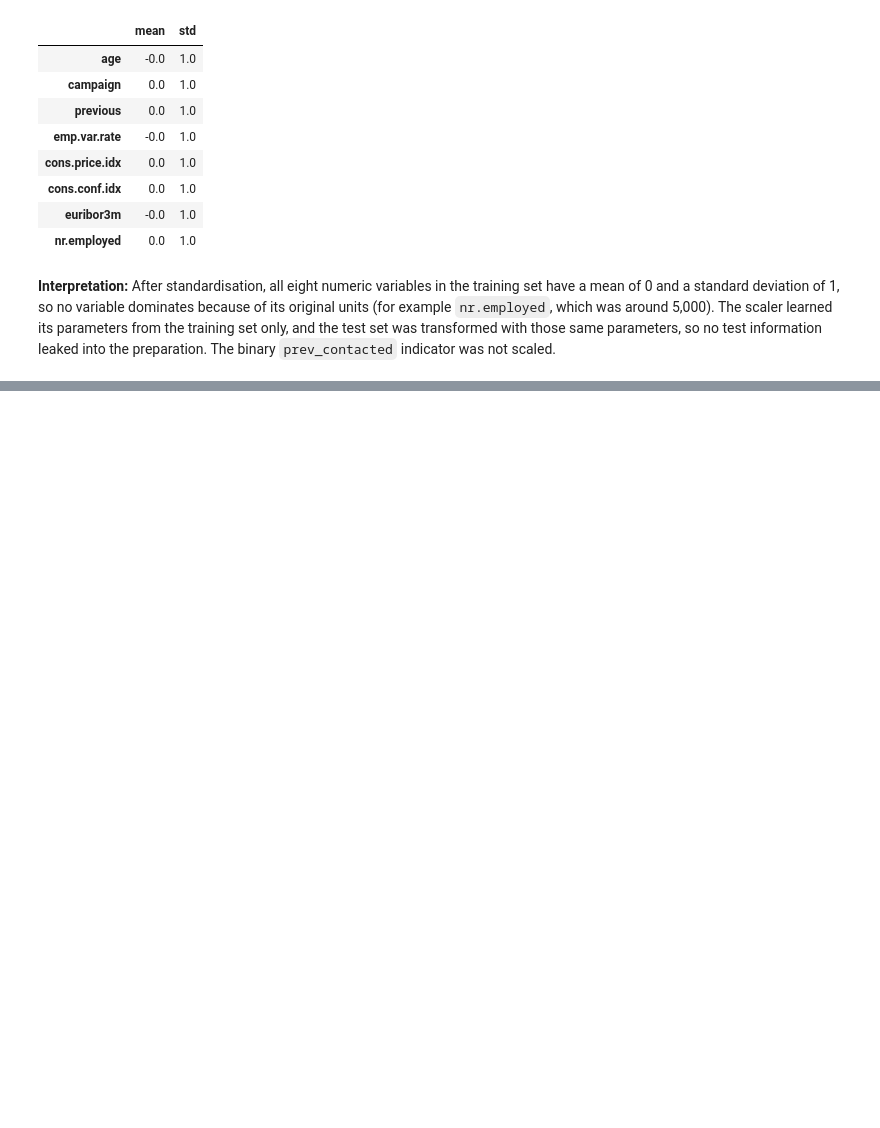
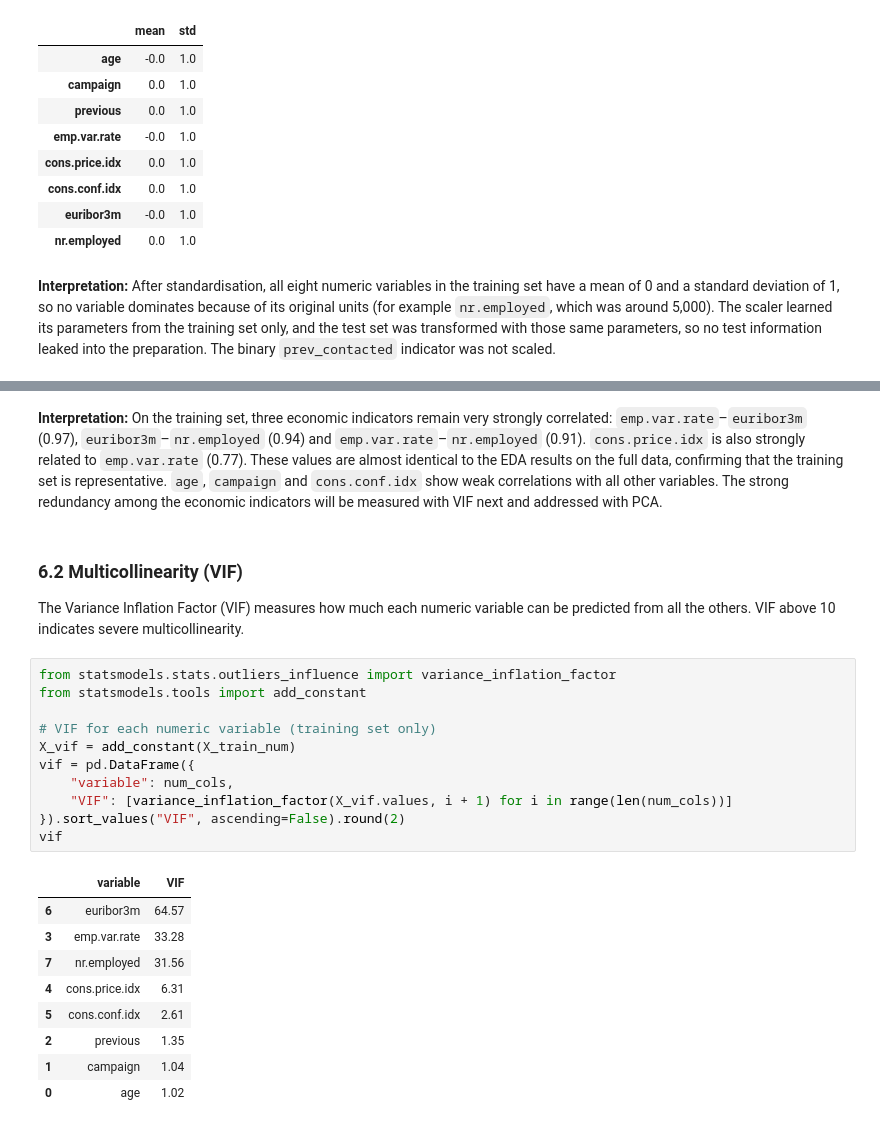
Before and after one commit to stafa10/CA1Theory2Practice, a Jupyter notebook: moustafa_numeric.ipynb, the cells around one changed output, grey strips where cells are left out. Cells and saved outputs as stored; diff of their text form; blank space fills up the shorter version.

```diff
--- a/moustafa_numeric.ipynb
+++ b/moustafa_numeric.ipynb
@@ -285,0 +308,26 @@ X_train_num.describe().T[["mean", "std"]].round(2)
+# %% [markdown]
+**Interpretation:** On the training set, three economic indicators remain very strongly correlated: `emp.var.rate`–`euribor3m` (0.97), `euribor3m`–`nr.employed` (0.94) and `emp.var.rate`–`nr.employed` (0.91). `cons.price.idx` is also strongly related to `emp.var.rate` (0.77). These values are almost identical to the EDA results on the full data, confirming that the training set is representative. `age`, `campaign` and `cons.conf.idx` show weak correlations with all other variables. The strong redundancy among the economic indicators will be measured with VIF next and addressed with PCA.
+# %% [markdown]
+### 6.2 Multicollinearity (VIF)
+The Variance Inflation Factor (VIF) measures how much each numeric variable can be predicted from all the others. VIF above 10 indicates severe multicollinearity.
+# %%
+from statsmodels.stats.outliers_influence import variance_inflation_factor
+from statsmodels.tools import add_constant
+
+# VIF for each numeric variable (training set only)
+X_vif = add_constant(X_train_num)
+vif = pd.DataFrame({
+    "variable": num_cols,
+    "VIF": [variance_inflation_factor(X_vif.values, i + 1) for i in range(len(num_cols))]
+}).sort_values("VIF", ascending=False).round(2)
+vif
+# %% [output]
+|  | variable | VIF |
+| 6 | euribor3m | 64.57 |
+| 3 | emp.var.rate | 33.28 |
+| 7 | nr.employed | 31.56 |
+| 4 | cons.price.idx | 6.31 |
+| 5 | cons.conf.idx | 2.61 |
+| 2 | previous | 1.35 |
+| 1 | campaign | 1.04 |
+| 0 | age | 1.02 |
```
Also changed, not shown: parts of 12 cells of this notebook.
